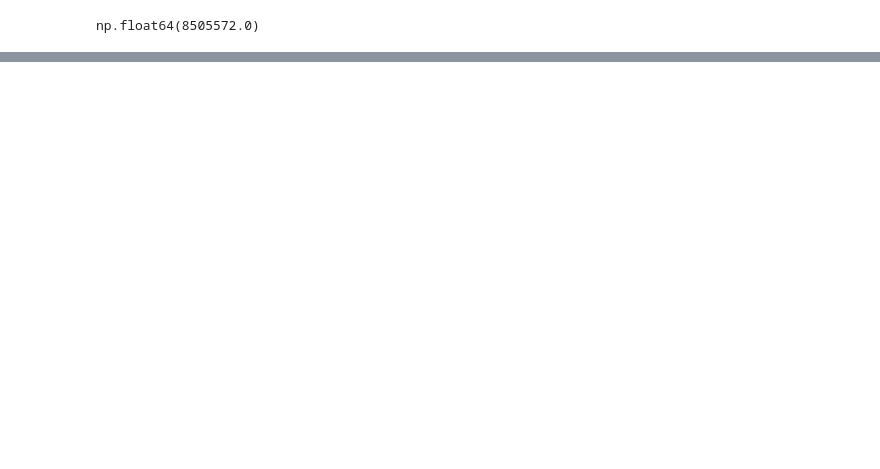
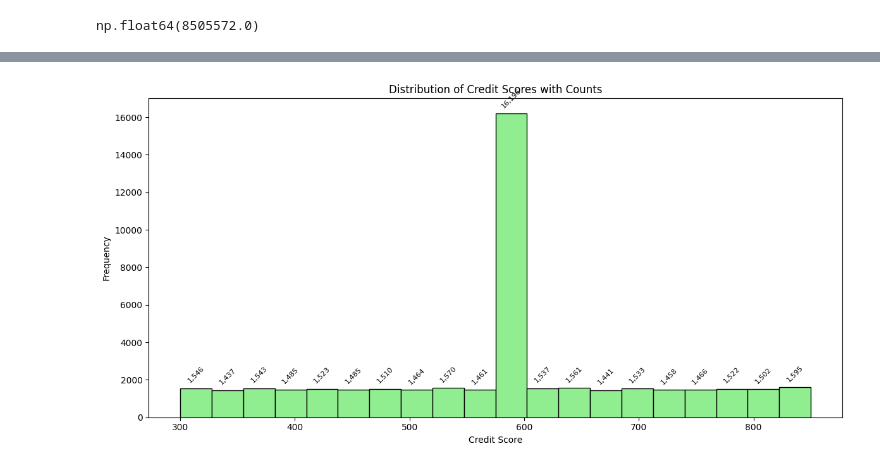
Before and after one commit to Jeel88/DSV_Finance, a Jupyter notebook: Finance_DSV_Project.ipynb, the cells around one changed output, grey strips where cells are left out. Cells and saved outputs as stored; diff of their text form; code cells hidden in the pictures; blank space fills up the shorter version.

```diff
--- a/Finance_DSV_Project.ipynb
+++ b/Finance_DSV_Project.ipynb
@@ -429,0 +540,21 @@ plt.show()
+# %%
+plt.figure(figsize=(12, 6))
+counts, bins, patches = plt.hist(df['credit_score'], bins=20, color='lightgreen', edgecolor='black')
+
+# Add exact value labels on top of each bar
+for count, patch in zip(counts, patches):
+    height = patch.get_height()
+    if height > 0:
+        plt.annotate(f'{int(height):,}',
+                     xy=(patch.get_x() + patch.get_width() / 2, height),
+                     xytext=(0, 5),  # 5 points vertical offset
+                     textcoords="offset points",
+                     ha='center', va='bottom', fontsize=8, rotation=45)
+
+plt.title('Distribution of Credit Scores with Counts')
+plt.xlabel('Credit Score')
+plt.ylabel('Frequency')
+plt.tight_layout()
+plt.show()
+# %% [output]
+[figure, added]
```
Also changed, not shown: parts of 66 cells of this notebook.
